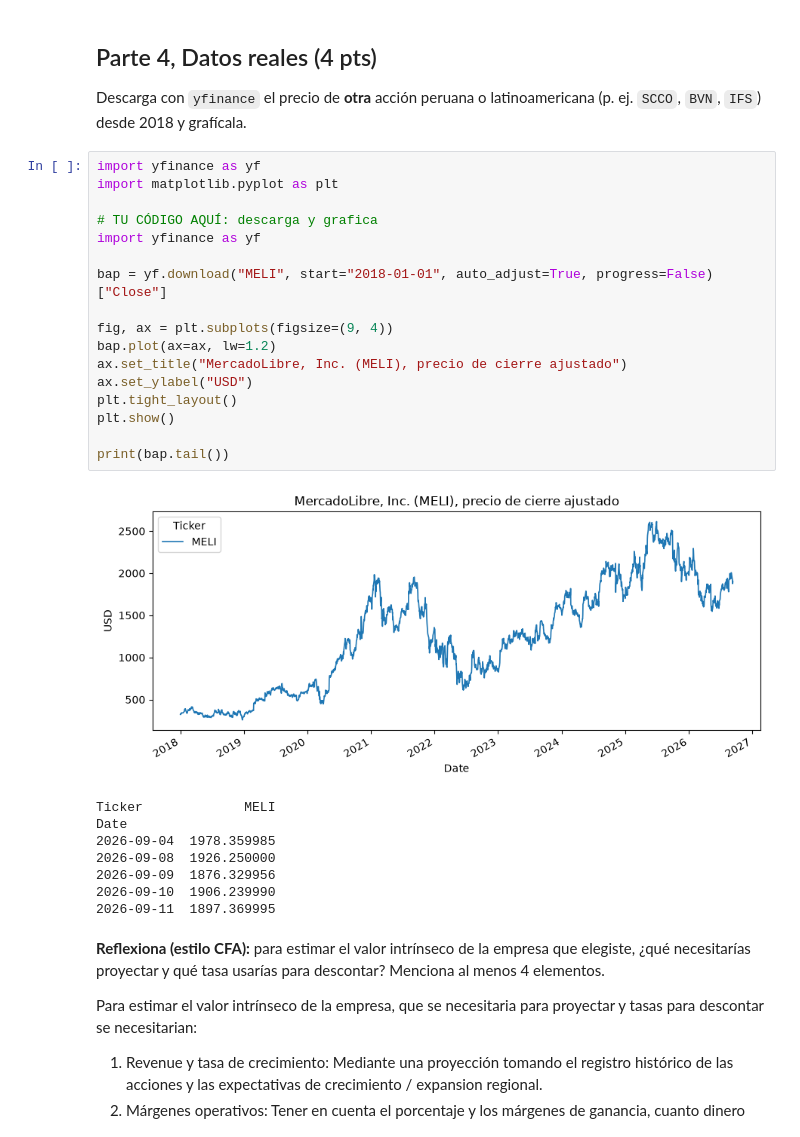
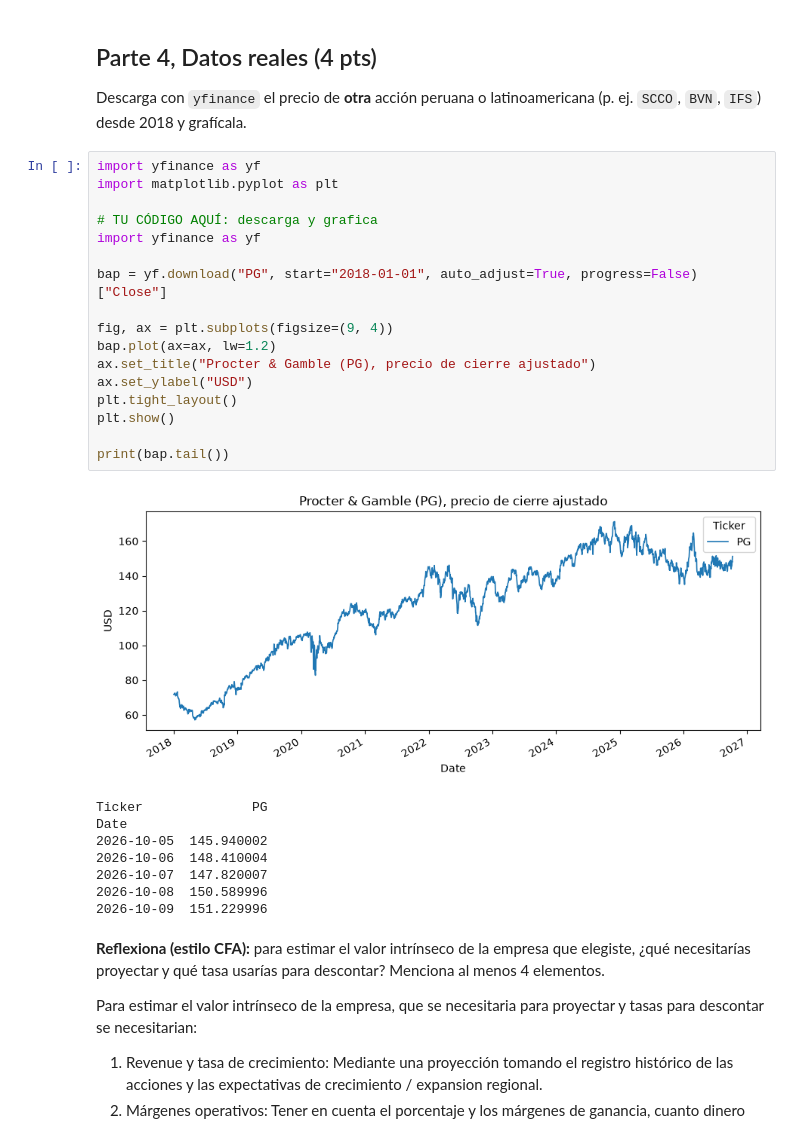
Before and after one commit to ClaudioL24/topicos-finanzas-upao, a Jupyter notebook: 01_fundamentos_valor/clase01_tarea.ipynb, the cells around one changed output. Saved outputs shown, nothing was run; the diff lists cells and outputs as text.

```diff
--- a/01_fundamentos_valor/clase01_tarea.ipynb
+++ b/01_fundamentos_valor/clase01_tarea.ipynb
@@ -84,29 +82,29 @@ desde 2018 y grafícala.
 # %%
 import yfinance as yf
 import matplotlib.pyplot as plt
 
 # TU CÓDIGO AQUÍ: descarga y grafica
 import yfinance as yf
 
-bap = yf.download("MELI", start="2018-01-01", auto_adjust=True, progress=False)["Close"]
+bap = yf.download("PG", start="2018-01-01", auto_adjust=True, progress=False)["Close"]
 
 fig, ax = plt.subplots(figsize=(9, 4))
 bap.plot(ax=ax, lw=1.2)
-ax.set_title("MercadoLibre, Inc. (MELI), precio de cierre ajustado")
+ax.set_title("Procter & Gamble (PG), precio de cierre ajustado")
 ax.set_ylabel("USD")
 plt.tight_layout()
 plt.show()
 
 print(bap.tail())
 # %% [output]
-[figure, old version]
+[figure, new version]
-Ticker             MELI
+Ticker              PG
 Date
-2026-09-04  1978.359985
-2026-09-08  1926.250000
-2026-09-09  1876.329956
-2026-09-10  1906.239990
-2026-09-11  1897.369995
+2026-10-05  145.940002
+2026-10-06  148.410004
+2026-10-07  147.820007
+2026-10-08  150.589996
+2026-10-09  151.229996
 # %% [markdown]
  **Reflexiona (estilo CFA):** para estimar el valor intrínseco de la empresa que elegiste,
 ¿qué necesitarías proyectar y qué tasa usarías para descontar? Menciona al menos 4 elementos.
```
Also changed, not shown: parts of 3 cells of this notebook.
